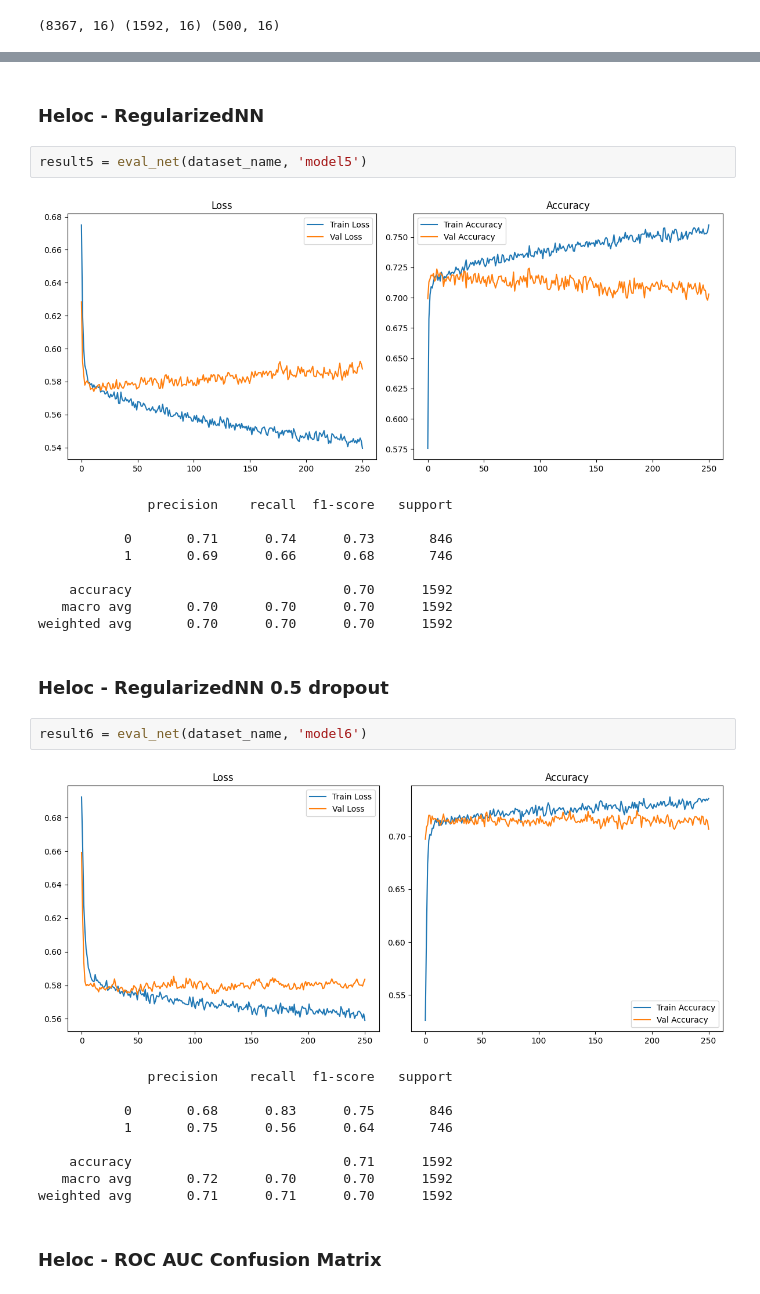
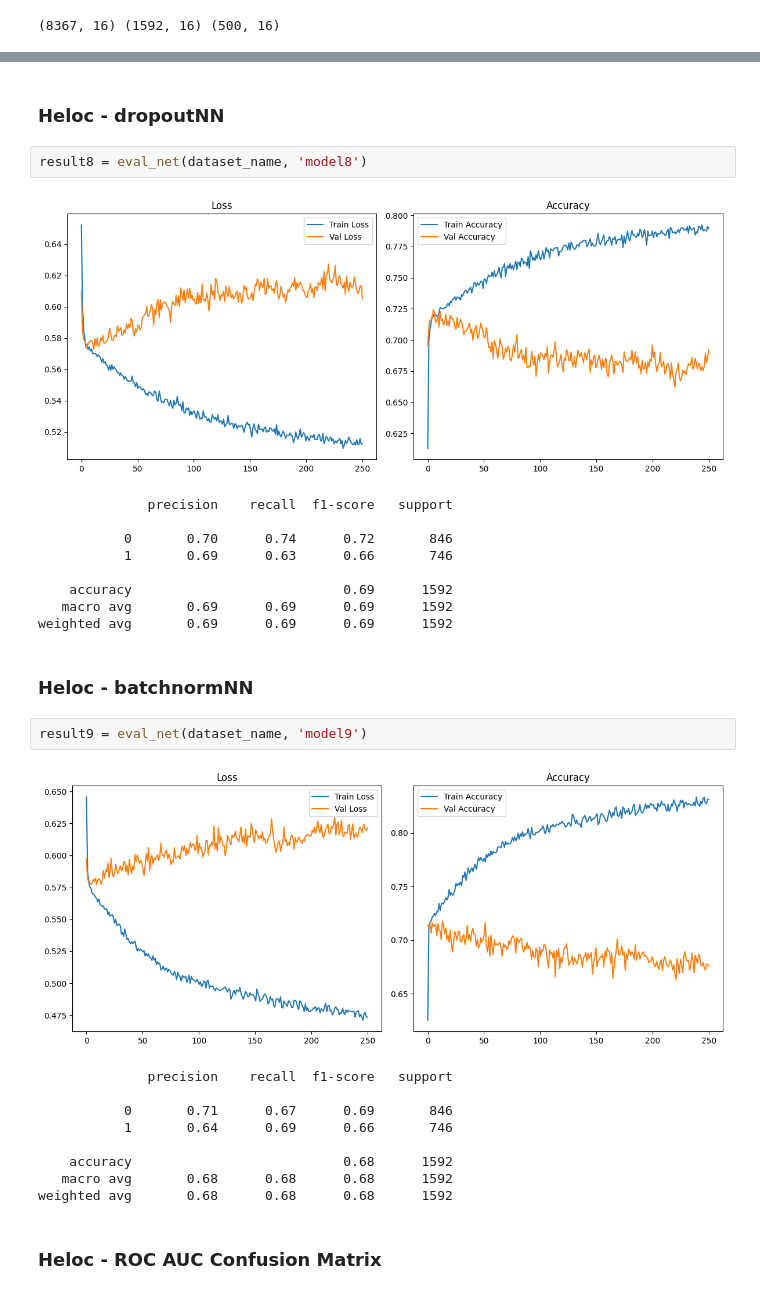
Before and after one commit to MatteoVicenzino/XAI_robustness_analysis, a Jupyter notebook: tuning_new_model.ipynb, the cells around one changed output, grey strips where cells are left out. Saved outputs shown, nothing was run; the diff lists cells and outputs as text.

Commit message:
hyperparam analysis on regularized models. model8 with dropout 0.1 is the best

```diff
--- a/tuning_new_model.ipynb
+++ b/tuning_new_model.ipynb
@@ -397,33 +397,33 @@ result4 = eval_net(dataset_name, 'model4')
    macro avg       0.70      0.70      0.70      1592
 weighted avg       0.70      0.70      0.70      1592
 # %% [markdown]
-### Heloc - RegularizedNN
+### Heloc - dropoutNN
 # %%
-result5 = eval_net(dataset_name, 'model5')
+result8 = eval_net(dataset_name, 'model8')
 # %% [output]
-[figure, old version]
+[figure, new version]
               precision    recall  f1-score   support
 
-           0       0.71      0.74      0.73       846
-           1       0.69      0.66      0.68       746
+           0       0.70      0.74      0.72       846
+           1       0.69      0.63      0.66       746
 
-    accuracy                           0.70      1592
-   macro avg       0.70      0.70      0.70      1592
-weighted avg       0.70      0.70      0.70      1592
+    accuracy                           0.69      1592
+   macro avg       0.69      0.69      0.69      1592
+weighted avg       0.69      0.69      0.69      1592
 # %% [markdown]
-### Heloc - RegularizedNN 0.5 dropout
+### Heloc - batchnormNN
 # %%
-result6 = eval_net(dataset_name, 'model6')
+result9 = eval_net(dataset_name, 'model9')
 # %% [output]
-[figure, old version]
+[figure, new version]
               precision    recall  f1-score   support
 
-           0       0.68      0.83      0.75       846
-           1       0.75      0.56      0.64       746
+           0       0.71      0.67      0.69       846
+           1       0.64      0.69      0.66       746
 
-    accuracy                           0.71      1592
-   macro avg       0.72      0.70      0.70      1592
-weighted avg       0.71      0.71      0.70      1592
+    accuracy                           0.68      1592
+   macro avg       0.68      0.68      0.68      1592
+weighted avg       0.68      0.68      0.68      1592
 # %% [markdown]
 ### Heloc - ROC AUC Confusion Matrix
 # %%
```
Also changed, not shown: parts of 65 cells of this notebook, 56 other files.
